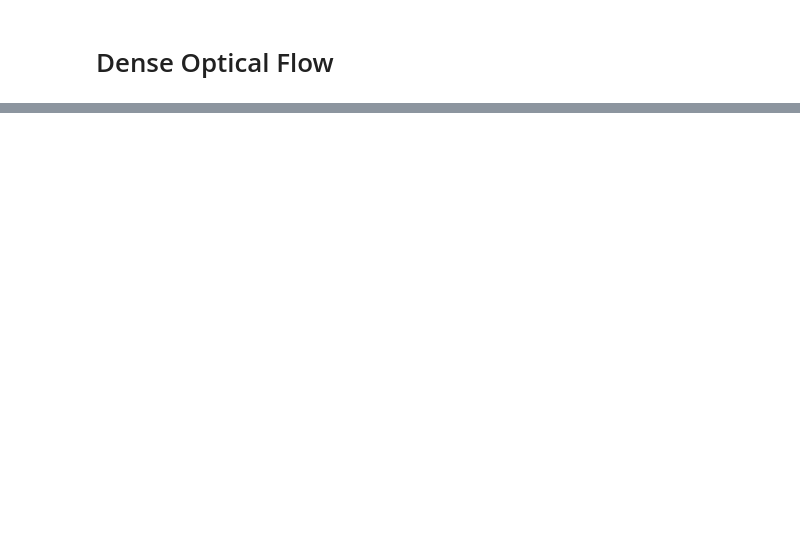
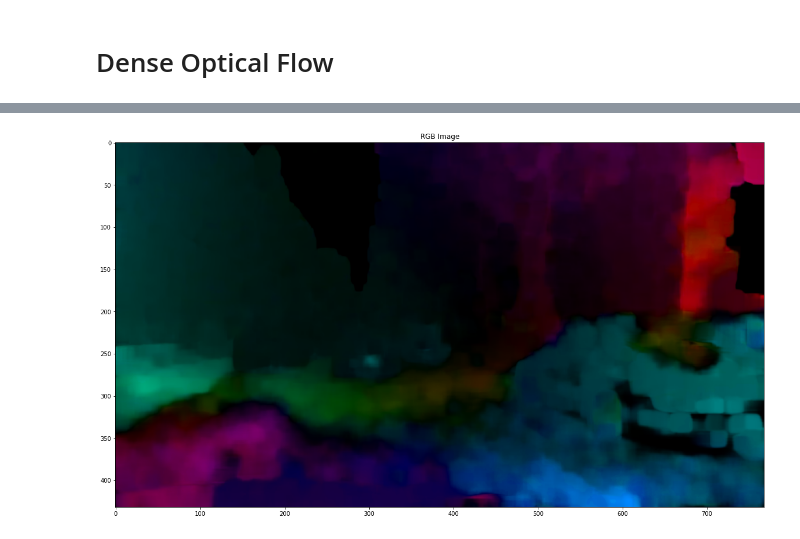
Before and after one commit to ken-power/ComputerVision-OpticalFlow, a Jupyter notebook: OpticalFlow/Dense_Optical_Flow.ipynb, the cells around one changed output, grey strips where cells are left out. Drawn from its saved outputs; the diff is of its cells as text; code cells hidden in the pictures; blank space fills up the shorter version.

```diff
--- a/OpticalFlow/Dense_Optical_Flow.ipynb
+++ b/OpticalFlow/Dense_Optical_Flow.ipynb
@@ -5,0 +166,9 @@ import numpy as np
+# %%
+# Converts HSV to RGB (BGR) color representation
+rgb = cv2.cvtColor(hsv, cv2.COLOR_HSV2RGB)
+# %%
+# Display the Output
+cv2.imwrite("output/Dense Output.jpg",rgb)
+plot_image("RGB Image", rgb)
+# %% [output]
+[figure, added]
```
Also changed, not shown: parts of 23 cells of this notebook, 3 other files.
